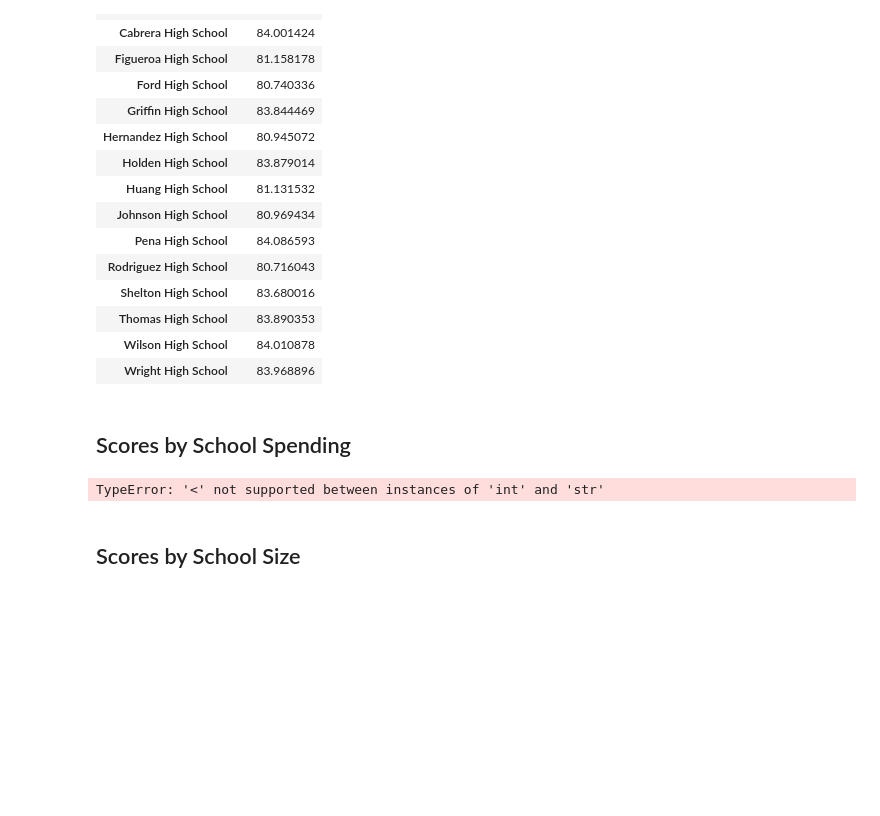
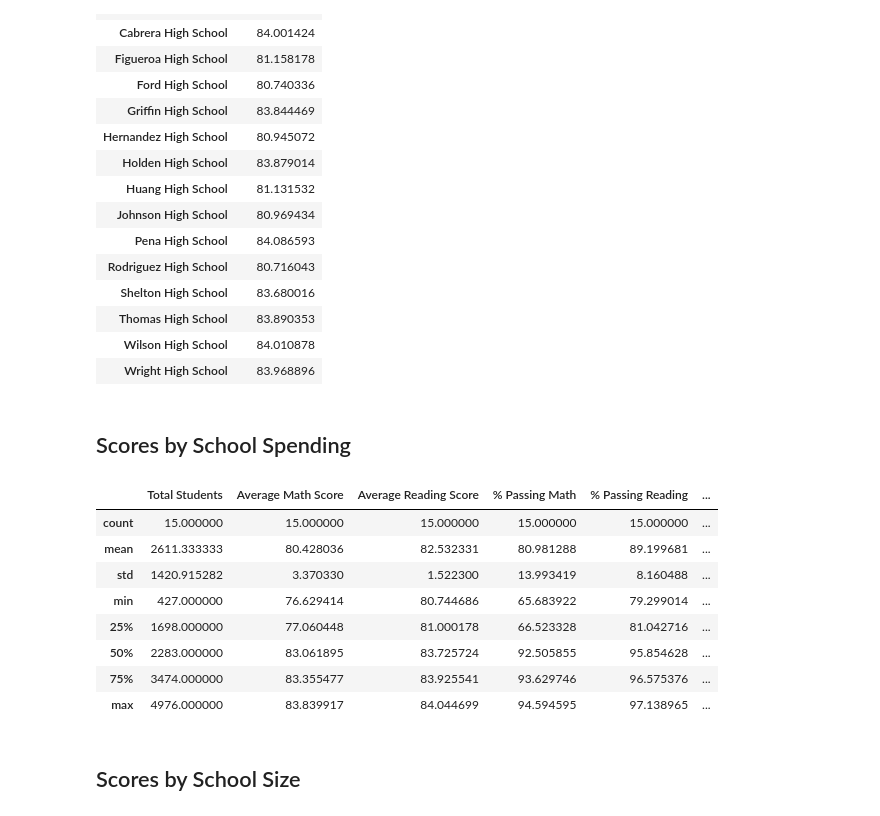
Before and after one commit to apiispanen/School_District_Analysis, a Jupyter notebook: PyCitySchools_Challenge_testing.ipynb, the cells around one changed output. Saved outputs shown, nothing was run; the diff lists cells and outputs as text; code cells hidden in the pictures; blank space fills up the shorter version.

```diff
--- a/PyCitySchools_Challenge_testing.ipynb
+++ b/PyCitySchools_Challenge_testing.ipynb
@@ -470,10 +479,18 @@ spending_bins = [0,500000,1500000,3000000]
 spending_categories = ['Low','Medium','High']
 # %%
 # Calculate averages for the desired columns.
-per_school_summary_df["Budget Level"] = pd.cut(per_school_summary_df["Total School Budget"], spending_bins, labels=spending_categories)
-per_school_summary_df.head()
+# per_school_summary_df["Budget Level"] = pd.cut(per_school_summary_df["Total School Budget"], spending_bins, labels=spending_categories)
+per_school_summary_df.describe()
 # %% [output]
-TypeError: '<' not supported between instances of 'int' and 'str'
+|  | Total Students | Average Math Score | Average Reading Score | % Passing Math | % Passing Reading | ... |
+| count | 15.000000 | 15.000000 | 15.000000 | 15.000000 | 15.000000 | ... |
+| mean | 2611.333333 | 80.428036 | 82.532331 | 80.981288 | 89.199681 | ... |
+| std | 1420.915282 | 3.370330 | 1.522300 | 13.993419 | 8.160488 | ... |
+| min | 427.000000 | 76.629414 | 80.744686 | 65.683922 | 79.299014 | ... |
+| 25% | 1698.000000 | 77.060448 | 81.000178 | 66.523328 | 81.042716 | ... |
+| 50% | 2283.000000 | 83.061895 | 83.725724 | 92.505855 | 95.854628 | ... |
+| 75% | 3474.000000 | 83.355477 | 83.925541 | 93.629746 | 96.575376 | ... |
+| max | 4976.000000 | 83.839917 | 84.044699 | 94.594595 | 97.138965 | ... |
 # %%
 # Create the DataFrame
 # %%
```
Also changed, not shown: parts of 18 cells of this notebook, 1 other file.
